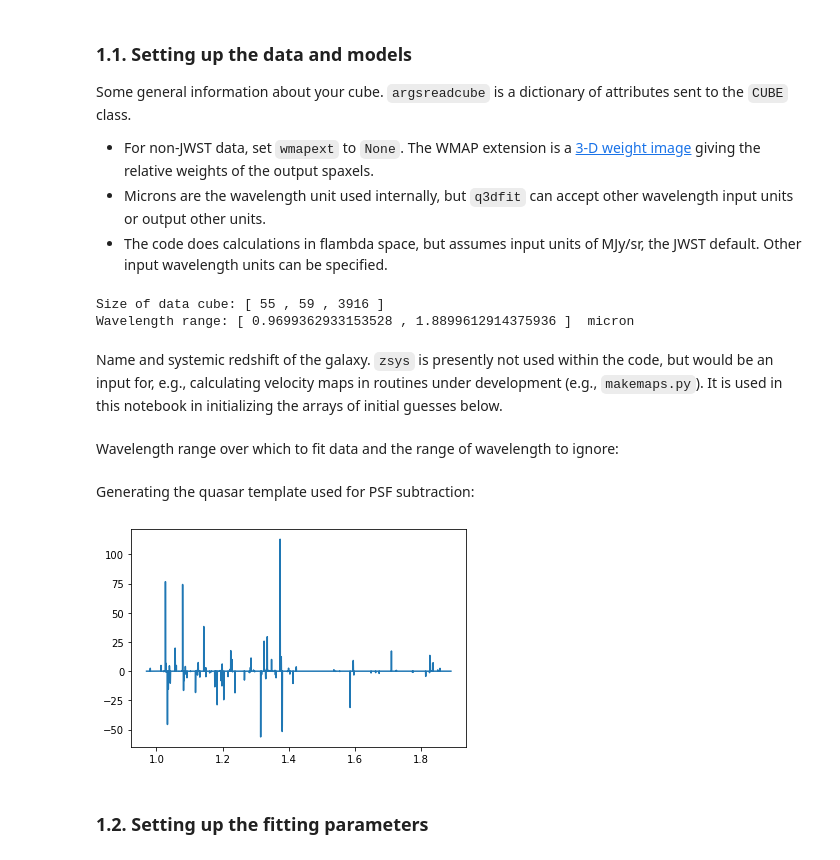
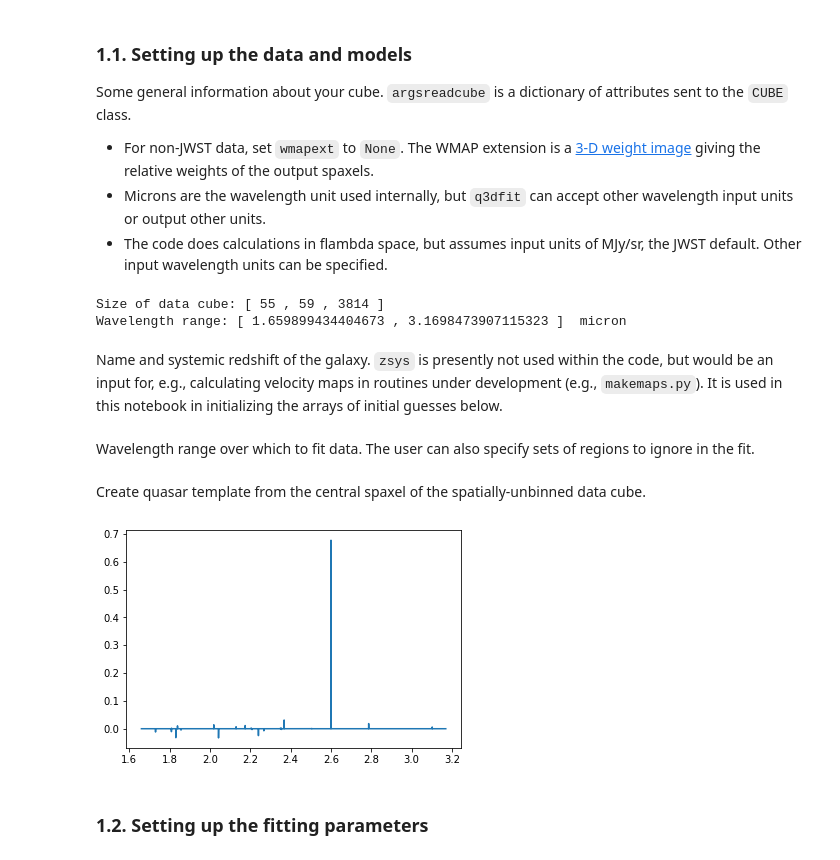
Before and after one commit to Q3D/q3dfit, a Jupyter notebook: jnb/run_q3dfit_nir_stellar.ipynb, the cells around one changed output. Drawn from its saved outputs; the diff is of its cells as text; code cells hidden in the pictures.

```diff
--- a/jnb/run_q3dfit_nir_stellar.ipynb
+++ b/jnb/run_q3dfit_nir_stellar.ipynb
@@ -113,11 +115,20 @@ logfile = outdir+gal+'-fitlog.txt'
 # %% [markdown]
 Download data from public Box folder:
 # %%
-infile = '/Users/weizheliu/NGC7469/jw01328-o018_t010_nirspec_g140h-f100lp/jw01328-o018_t010_nirspec_g140h-f100lp_s3d.fits'
-# make tuples of urls and download filenames
-# infile = data cube
-#infile_tup=('https://rhodes.box.com/shared/static/vdv7ozrkknvudew4o582qtwcmk08p7w9.fits','nirspec-j1652-conv.fits')
-# download files; by default don't force overwrite and take first element of output
-#infile = download_files(infile_tup, outdir, force=False)[0]
-# add subdirectory to filenames
-#infile = outdir+infile
+# # make tuples of urls and download filenames
+# # infile = 3x3 (spatially) binned data cube
+# # qsotempfits = unbinned data cube; use central spaxel as QSO spectral template
+# # stellartemplates = stellar host galaxy model, derived using method in Rupke et al. 2017
+# infile_tup=('https://rhodes.box.com/shared/static/d5d9smfhxk8douhdoy0id9tqu7ujccgg.fits','pg1411-gmos-rebin.fits')
+# qsotempfits_tup=('https://rhodes.box.com/shared/static/torucoo1uq8npouc7moi060rzuja26wz.fits','pg1411-gmos.fits')
+stellartemplates_tup=('https://rhodes.box.com/shared/static/3l5q91aqxwo8l42z88btd0fl988gbhd4.npy','pg1411-stellar-model.npy')
+# # download files; by default don't force overwrite and take first element of output
+# infile = download_files(infile_tup, indir, force=False)[0]
+# qsotempfits = download_files(qsotempfits_tup, indir, force=False)[0]
+stellartemplates = download_files(stellartemplates_tup, indir, force=False)[0]
+# # add subdirectory to filenames
+# infile = indir+infile
+# qsotempfits = indir+qsotempfits
+# stellartemplates=indir+stellartemplates
+
+infile = '/Users/weizheliu/NGC7469/jw01328-o018_t010_nirspec_g235h-f170lp/jw01328-o018_t010_nirspec_g235h-f170lp_s3d.fits'
@@ -130,22 +155,26 @@ Some general information about your cube. `argsreadcube` is a dictionary of attr
 - The code does calculations in flambda space, but assumes input units of MJy/sr, the JWST default. Other input wavelength units can be specified.
 # %%
 from q3dfit.readcube import Cube
-argscube = {'wmapext': None, 'pixarea_sqas': 0.0025, 'fluxnorm': 1e-8, 'datext': 1, 'varext': 2, 'dqext': 3}
+argsreadcube = {'wmapext': None,
+                'waveunit_in': 'Angstrom',
+                'fluxunit_in': 'erg/s/cm2/Angstrom',
+                'fluxnorm': 1e-4}
+
 if not os.path.isfile(infile):
     print('Data cube not found.')
 else:
-    cube = Cube(infile, **argscube)
+    cube = Cube(infile, **argsreadcube)
     ncols = cube.ncols # number of columns
     nrows = cube.nrows # number of rows
     cube.about()
 # %% [output]
-Size of data cube: [ 55 , 59 , 3916 ]
-Wavelength range: [ 0.9699362933153528 , 1.8899612914375936 ]  micron
+Size of data cube: [ 55 , 59 , 3814 ]
+Wavelength range: [ 1.659899434404673 , 3.1698473907115323 ]  micron
 # %% [markdown]
 Name and systemic redshift of the galaxy. `zsys` is presently not used within the code, but would be an input for, e.g., calculating velocity maps in routines under development (e.g., `makemaps.py`). It is used in this notebook in initializing the arrays of initial guesses below.
 # %%
 name = 'NGC7469'
 zsys_gas = 0.016565 #SIMBAD
 # %% [markdown]
-Wavelength range over which to fit data and the range of wavelength to ignore:
+Wavelength range over which to fit data. The user can also specify sets of regions to ignore in the fit.
 # %%
@@ -154,11 +183,10 @@ fitrange = [0.98,1.8] #in um
-# %% [markdown]
-
-Generating the quasar template used for PSF subtraction:
-# %%
-qsotemplate = volume+'nirspec-j1652-quasar-template.npy'
-cube.makeqsotemplate(qsotemplate, radius=2.5, norm=50)
-# %% [output]
-[figure, removed]
+# %% [markdown]
+Create quasar template from the central spaxel of the spatially-unbinned data cube.
+# %%
+qsotemplate = outdir+'NGC7469-qsotemplate.npy'
+cube.makeqsotemplate(qsotemplate)
+# %% [output]
+[figure, added]
 # %% [markdown]
 ### 1.2. Setting up the fitting parameters <a class="anchor" id="chapter1_2"></a>
 # %% [markdown]
```
Also changed, not shown: parts of 48 cells of this notebook, 1 other file.
